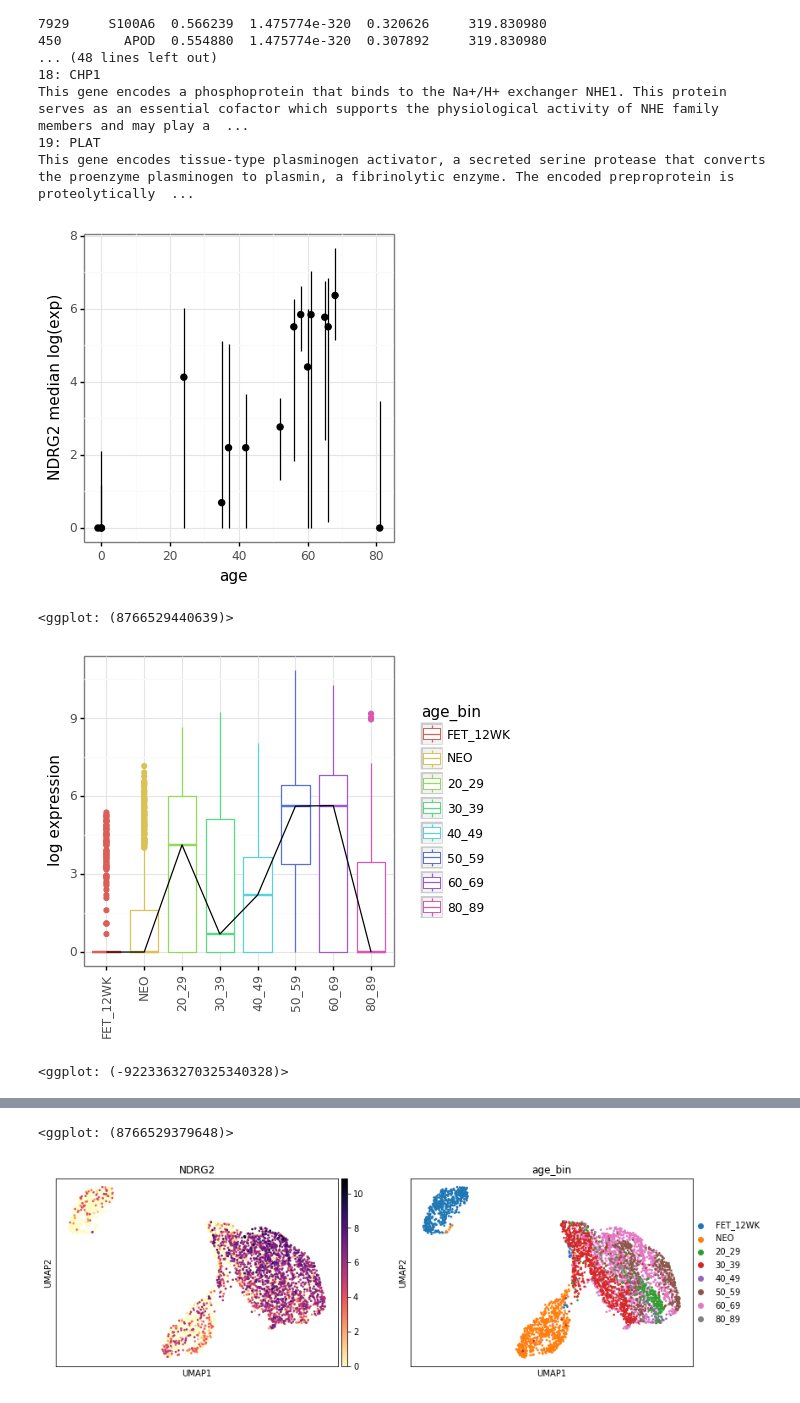
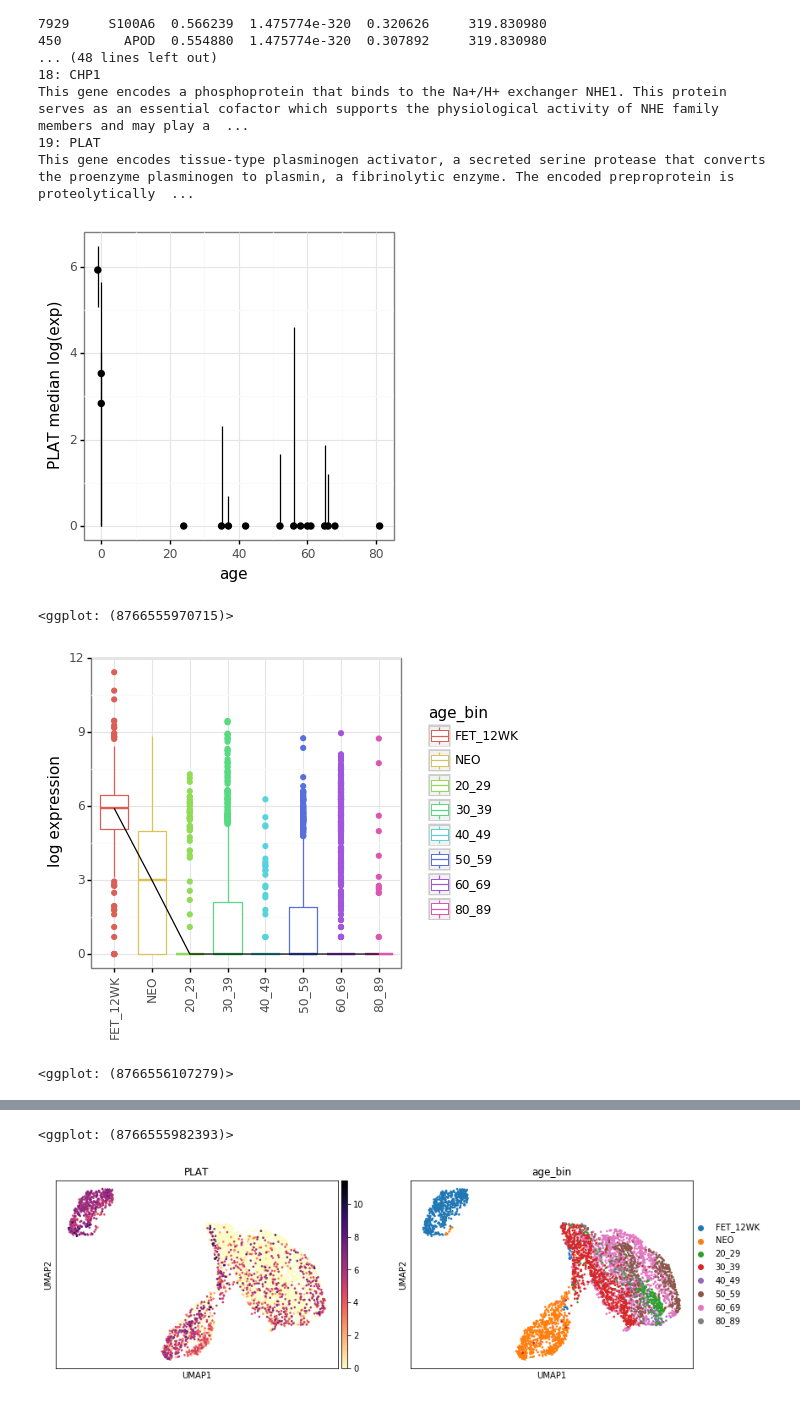
Before and after one commit to czbiohub/darmanis_group_DL_notebook, a Jupyter notebook: DL20190123_mel_aging_correlation_analysis-PUBLIC.ipynb, the cells around one changed output, grey strips where cells are left out. Cells and saved outputs as stored; diff of their text form; code cells hidden in the pictures.

```diff
--- a/DL20190123_mel_aging_correlation_analysis-PUBLIC.ipynb
+++ b/DL20190123_mel_aging_correlation_analysis-PUBLIC.ipynb
@@ -125,35 +125,35 @@ This gene encodes tissue-type plasminogen activator, a secreted serine protease
 # %%
 ###############################################
 ###############################################
 # Single-gene expression statistics
 # Returns single-gene expression statistics as a function of true age
 ###############################################
 ###############################################
 
 # Specify gene symbol
-gene = 'NDRG2'
+gene = 'PLAT'
 
 # Specify age-binning: 'age_group' = 30-yr bins, 'age_bin' = 10-yr bins
 groupby='age_bin'
 
 ###############################################
 
 # true age
 true_age_exp(gene, input_adata)
 
 # binned age
 gene2plots(input_adata, gene, groupby)
 sc.pl.umap(input_adata, color=[gene, groupby], cmap='magma_r')
 sc.pl.umap(full_adata, color=[gene, groupby], cmap='magma_r')
 
 out = symbol2field(gene)
 output = [print(f'{idx}: ',
        x['query'],
        '\n',x['summary']) if ('summary' in x.keys()) else print(f'{idx}: ',
                                                                 x['query'],
                                                                 '\n','N/A') for idx, x in enumerate(out)]
 # %% [output]
-[figure, old version]
+[figure, new version]
-<ggplot: (8766529440639)>
+<ggplot: (8766555970715)>
-[figure, old version]
+[figure, new version]
-<ggplot: (-9223363270325340328)>
+<ggplot: (8766556107279)>
@@ -161,2 +161,2 @@ output = [print(f'{idx}: ',
-<ggplot: (8766529379648)>
+<ggplot: (8766555982393)>
-[figure, old version]
+[figure, new version]
```
Also changed, not shown: parts of 1 cell of this notebook, 4 other files.
